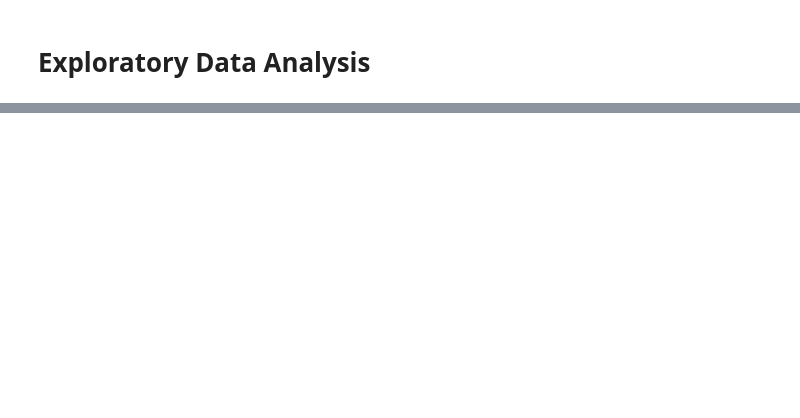
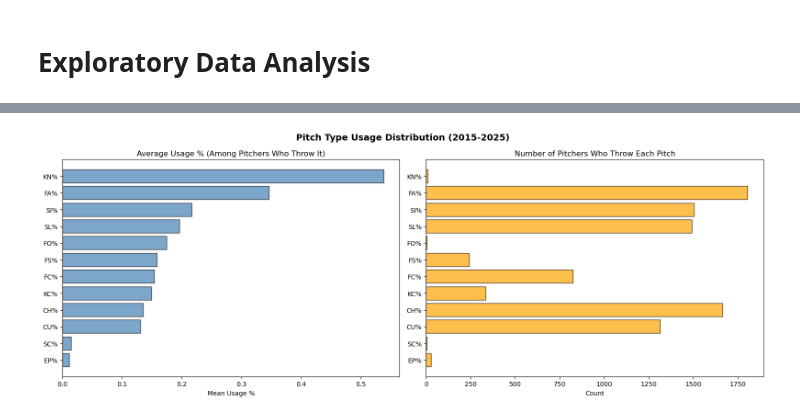
Before and after one commit to AllenJLopez0327/Mlb-pitcher-analysis, a Jupyter notebook: Notebooks/02_EdA.ipynb, the cells around one changed output, grey strips where cells are left out. Saved outputs shown, nothing was run; the diff lists cells and outputs as text; code cells hidden in the pictures; blank space fills up the shorter version.

```diff
--- a/Notebooks/02_EdA.ipynb
+++ b/Notebooks/02_EdA.ipynb
@@ -43,0 +282,15 @@ max     232.200000    22.000000
+# %%
+# Convert pitch % columns to float first
+pitch_cols = ['FA%', 'SI%', 'FC%', 'SL%', 'CU%', 'CH%', 'FS%', 'KC%', 'EP%', 'SC%', 'KN%', 'FO%']
+
+for col in pitch_cols:
+    master[col] = pd.to_numeric(master[col], errors='coerce')
+
+# Now check usage
+usage = {}
+for col in pitch_cols:
+    throws = master[master[col] > 0][col]
+    usage[col] = {'Mean Usage': throws.mean(), 'Pitchers Who Throw It': len(throws)}
+
+usage_df = pd.DataFrame(usage).T.sort_values('Mean Usage', ascending=False)
+print(usage_df.round(3))
@@ -43,0 +311,23 @@ max     232.200000    22.000000
+# %%
+# Pitch type usage visualization
+fig, axes = plt.subplots(1, 2, figsize=(16, 6))
+
+# Average usage among pitchers who throw each pitch
+usage_df_sorted = usage_df.sort_values('Mean Usage', ascending=True)
+axes[0].barh(usage_df_sorted.index, usage_df_sorted['Mean Usage'],
+             color='steelblue', edgecolor='black', alpha=0.7)
+axes[0].set_title('Average Usage % (Among Pitchers Who Throw It)')
+axes[0].set_xlabel('Mean Usage %')
+
+# Number of pitchers who throw each pitch
+axes[1].barh(usage_df_sorted.index, usage_df_sorted['Pitchers Who Throw It'],
+             color='orange', edgecolor='black', alpha=0.7)
+axes[1].set_title('Number of Pitchers Who Throw Each Pitch')
+axes[1].set_xlabel('Count')
+
+plt.suptitle('Pitch Type Usage Distribution (2015-2025)', fontsize=14, fontweight='bold')
+plt.tight_layout()
+plt.savefig('../Outputs/pitch_usage.png', dpi=150, bbox_inches='tight')
+plt.show()
+# %% [output]
+[figure, added]
```
Also changed, not shown: parts of 47 cells of this notebook, 4 other files.
